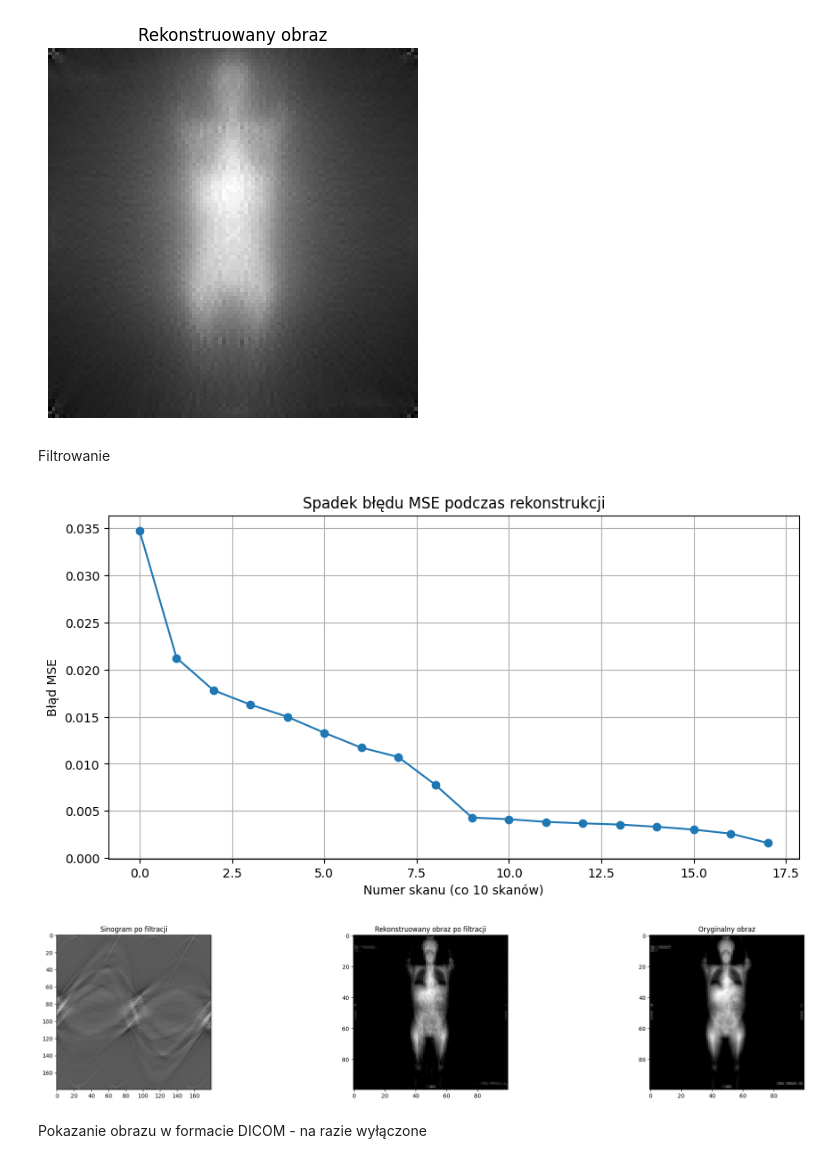
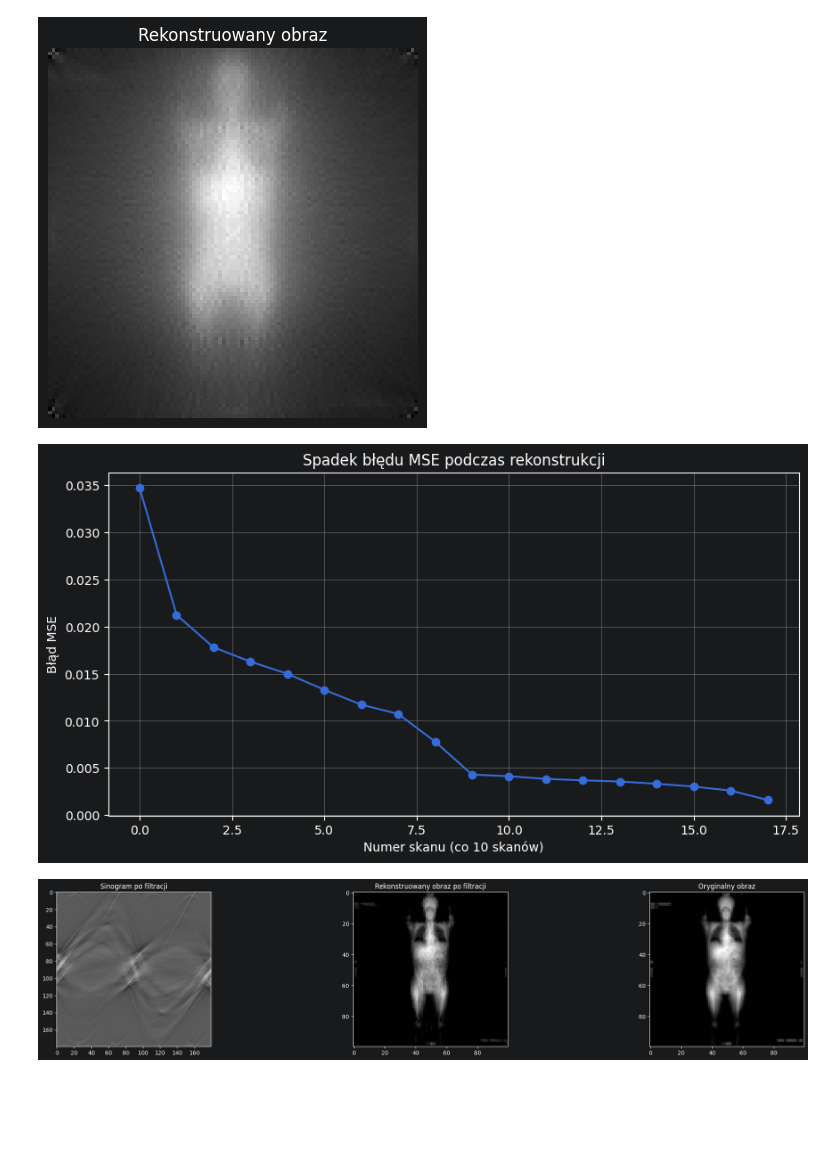
Before and after one commit to KrzysztofZaporowski/Informatyka-w-medycynie, a Jupyter notebook: tomograf/main.ipynb, the cells around one changed output. Saved outputs shown, nothing was run; the diff lists cells and outputs as text; code cells hidden in the pictures; blank space fills up the shorter version.

```diff
--- a/tomograf/main.ipynb
+++ b/tomograf/main.ipynb
@@ -89,31 +409,8 @@ utils.pokaz_historię_mse(historia_mse_1)
 # %%
-plt.imshow(rekonstrukcja_1, cmap='gray')
-plt.title("Rekonstruowany obraz")
-plt.axis('off')
-plt.show()
 # %% [output]
-[figure, old version]
+[figure, new version]
-# %% [markdown]
-Filtrowanie
 # %%
-sinogram_filtrowany = filter.filtruj_sinogram(sinogram_1)
-delta_alfa = 360 / liczba_skanow
-srodek_x, srodek_y = wymiar_x / 2, wymiar_y / 2
-
-rekonstruowany_obraz_filtrowany, historia_mse_filtrowany = utils.rekonstrukcja_obrazu(wymiar_x, wymiar_y, liczba_detektorow, liczba_skanow, rozpietosc, sinogram_filtrowany, image)
-utils.pokaz_historię_mse(historia_mse_filtrowany)
-
-fig, (ax1, ax2, ax3) = plt.subplots(1, 3, figsize=(27, 5))
-ax1.imshow(sinogram_filtrowany, cmap='gray')
-ax1.set_title("Sinogram po filtracji")
-ax2.imshow(rekonstruowany_obraz_filtrowany, cmap='gray')
-ax2.set_title("Rekonstruowany obraz po filtracji")
-ax3.imshow(image, cmap='gray')
-ax3.set_title("Oryginalny obraz")
-plt.show()
 # %% [output]
-[figure, old version]
+[figure, new version]
-[figure, old version]
+[figure, new version]
-# %% [markdown]
-Pokazanie obrazu w formacie DICOM - na razie wyłączone
 # %%
```
Also changed, not shown: parts of 11 cells of this notebook, 1 other file.
